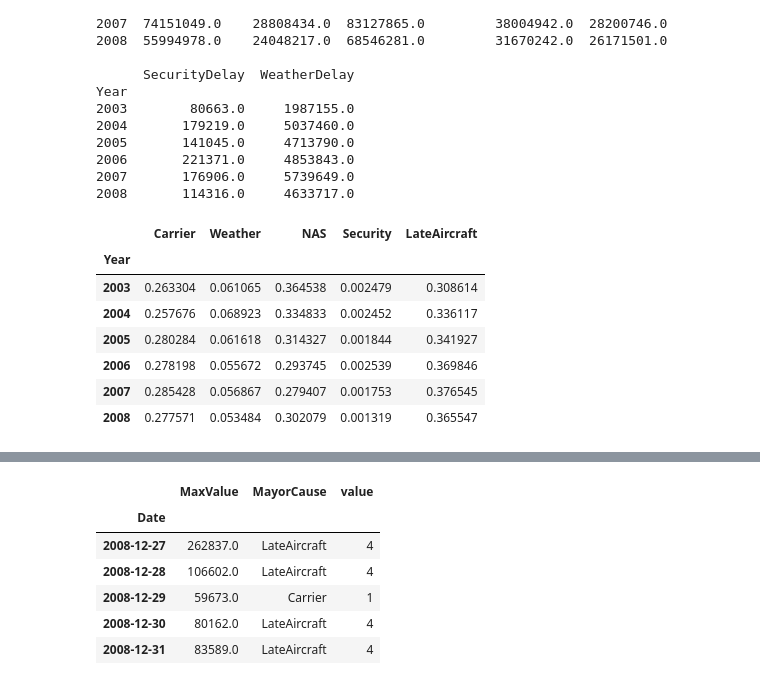
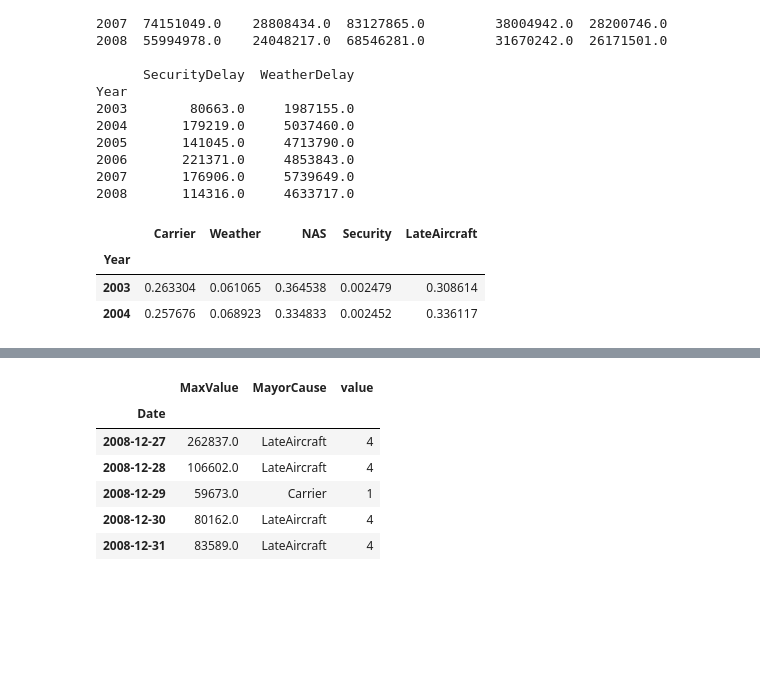
Before and after one commit to albhub/Udacity-NanoDegree-P6, a Jupyter notebook: Flights.ipynb, the cells around one changed output, grey strips where cells are left out. Saved outputs shown, nothing was run; the diff lists cells and outputs as text; code cells hidden in the pictures; blank space fills up the shorter version.

Commit message:
Data extraction script cleaned

```diff
--- a/Flights.ipynb
+++ b/Flights.ipynb
@@ -191,3 +171,0 @@ Year
-# %%
-df = df_origs[2001]
-len(df[df.ArrTime <= df.CRSArrTime])/(float(len(df)))
@@ -298,23 +272,21 @@ Year
 2007       176906.0     5739649.0
 2008       114316.0     4633717.0
 # %%
+# Calculate each delay cause share
 sums = df[delaycols].sum(axis=1)
 sums.index
 
 for kcol in sums.index:
     #print(kcol, sums[kcol], df.loc[kcol])
     df.loc[kcol] = df.loc[kcol].div(sums[kcol])
-df = df[delaycols].copy()
-#df.set_index("Year", inplace=True)
-df.columns = [i.replace("Delay","") for i in df.columns]
-df.to_csv("data/03-Year_FlightsDelayCauses.csv")
-df
+
+# To dataframe and file
+df1 = df[delaycols].copy()
+df1.columns = [i.replace("Delay","") for i in df1.columns]
+df1.to_csv("data/03-Year_FlightsDelayCauses.csv")
+df1.head(2)
 # %% [output]
 |  | Carrier | Weather | NAS | Security | LateAircraft |
 | Year |  |  |  |  |  |
 | 2003 | 0.263304 | 0.061065 | 0.364538 | 0.002479 | 0.308614 |
 | 2004 | 0.257676 | 0.068923 | 0.334833 | 0.002452 | 0.336117 |
-| 2005 | 0.280284 | 0.061618 | 0.314327 | 0.001844 | 0.341927 |
-| 2006 | 0.278198 | 0.055672 | 0.293745 | 0.002539 | 0.369846 |
-| 2007 | 0.285428 | 0.056867 | 0.279407 | 0.001753 | 0.376545 |
-| 2008 | 0.277571 | 0.053484 | 0.302079 | 0.001319 | 0.365547 |
```
Also changed, not shown: parts of 69 cells of this notebook, 2 other files.
